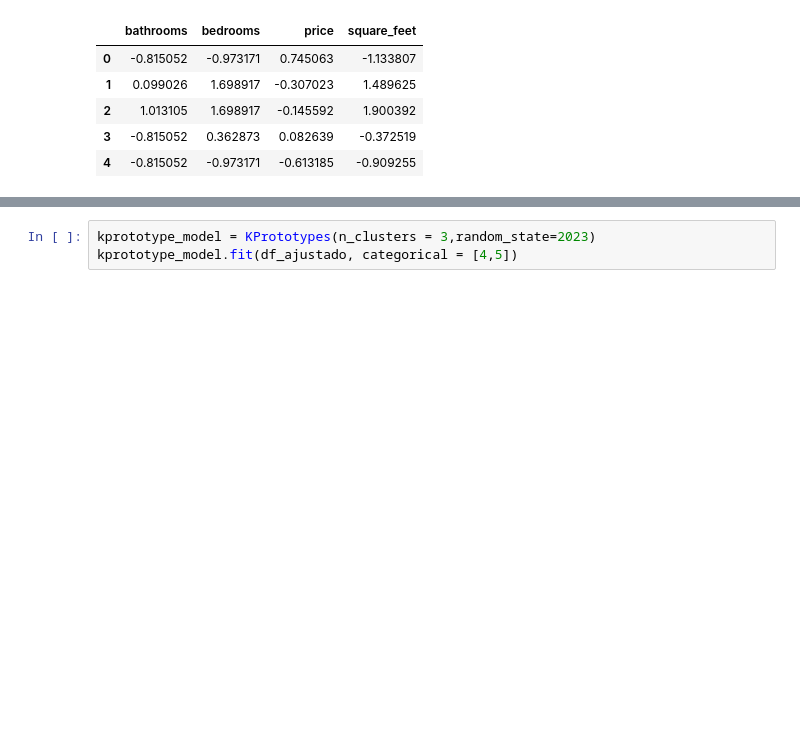
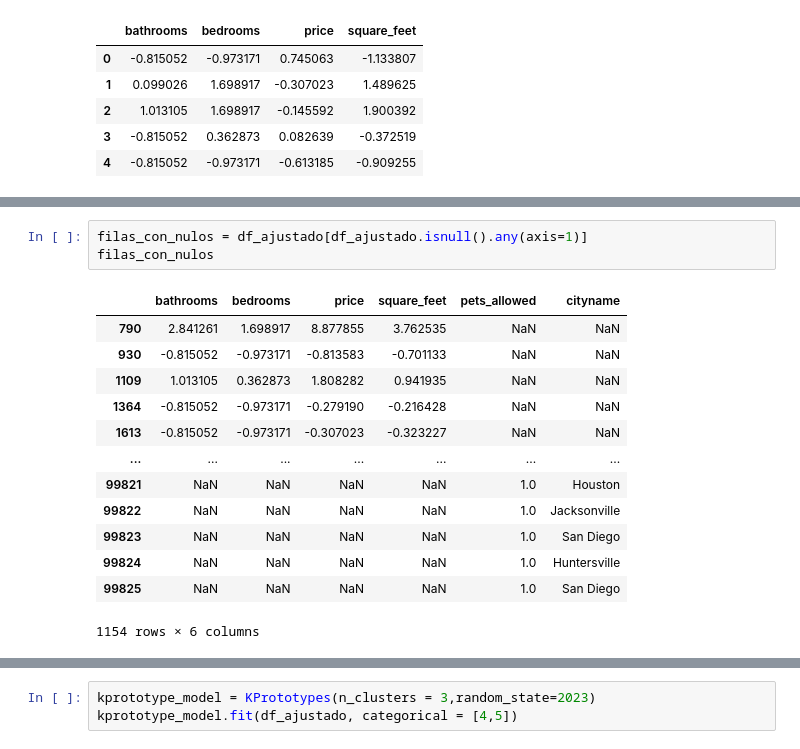
Before and after one commit to hdiazf/machine_learning_2, a Jupyter notebook: notebook/Tarea1_.ipynb, the cells around one changed output, grey strips where cells are left out. Cells and saved outputs as stored; diff of their text form; blank space fills up the shorter version.

Commit message:
Me aparecen nulos sin razón aparente

```diff
--- a/notebook/Tarea1_.ipynb
+++ b/notebook/Tarea1_.ipynb
@@ -412,0 +393,17 @@ df_ajustado.isnull()
+# %%
+filas_con_nulos = df_ajustado[df_ajustado.isnull().any(axis=1)]
+filas_con_nulos
+# %% [output]
+|  | bathrooms | bedrooms | price | square_feet | pets_allowed | cityname |
+| 790 | 2.841261 | 1.698917 | 8.877855 | 3.762535 | NaN | NaN |
+| 930 | -0.815052 | -0.973171 | -0.813583 | -0.701133 | NaN | NaN |
+| 1109 | 1.013105 | 0.362873 | 1.808282 | 0.941935 | NaN | NaN |
+| 1364 | -0.815052 | -0.973171 | -0.279190 | -0.216428 | NaN | NaN |
+| 1613 | -0.815052 | -0.973171 | -0.307023 | -0.323227 | NaN | NaN |
+| ... | ... | ... | ... | ... | ... | ... |
+| 99821 | NaN | NaN | NaN | NaN | 1.0 | Houston |
+| 99822 | NaN | NaN | NaN | NaN | 1.0 | Jacksonville |
+| 99823 | NaN | NaN | NaN | NaN | 1.0 | San Diego |
+| 99824 | NaN | NaN | NaN | NaN | 1.0 | Huntersville |
+| 99825 | NaN | NaN | NaN | NaN | 1.0 | San Diego |
+1154 rows × 6 columns
```
Also changed, not shown: parts of 8 cells of this notebook.
